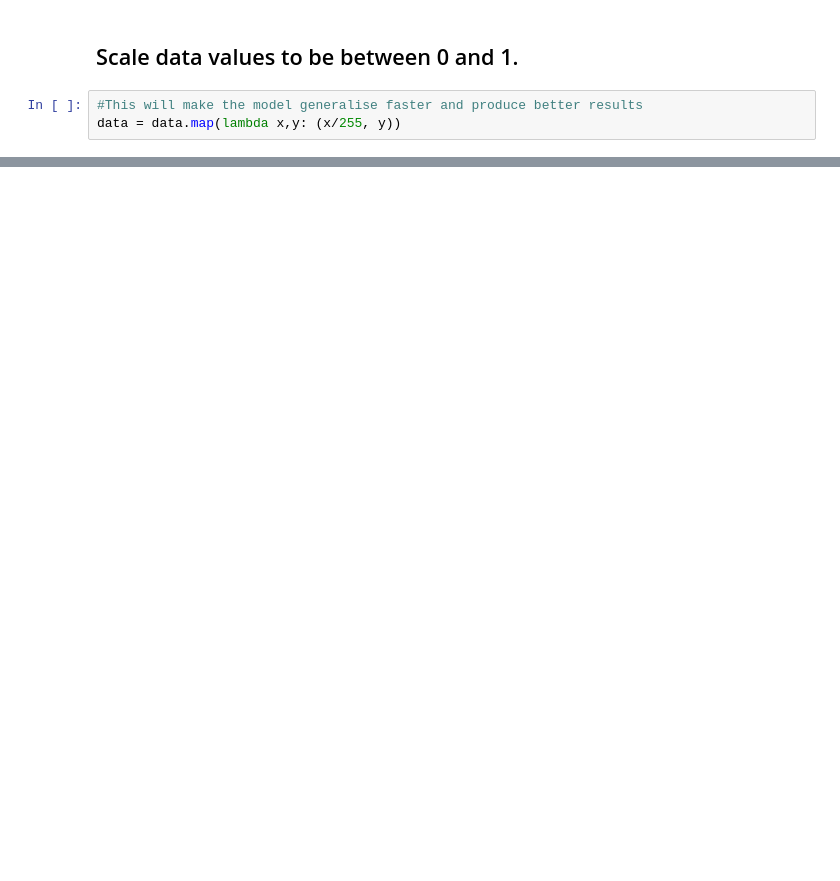
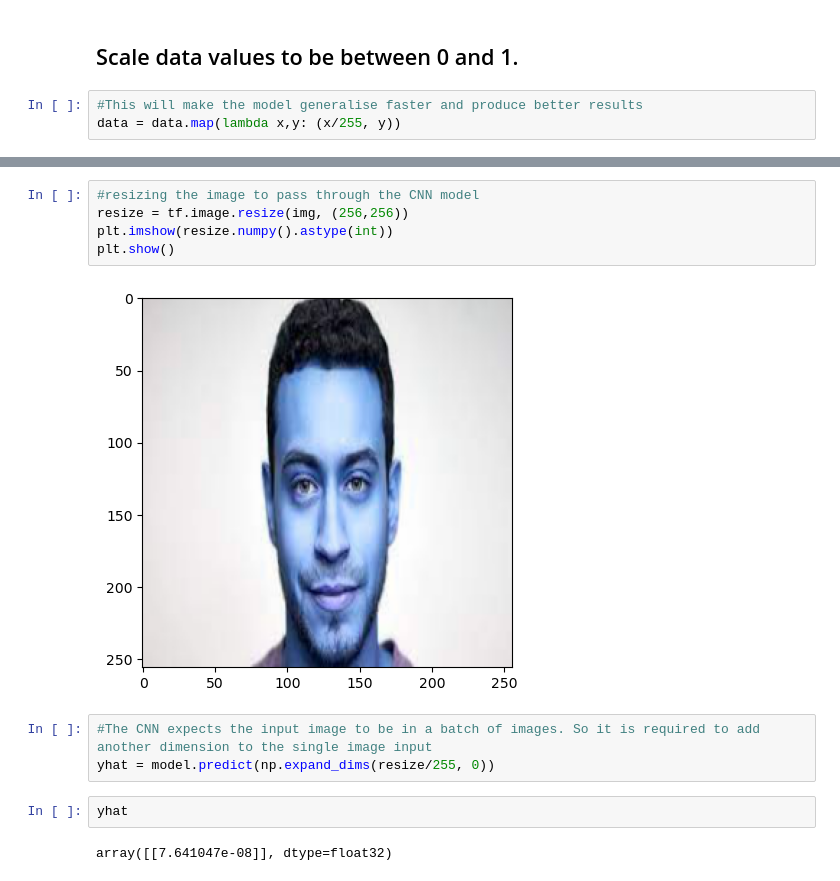
Before and after one commit to ElPatatone/Potato-image-classifier, a Jupyter notebook: main.ipynb, the cells around one changed output, grey strips where cells are left out. Drawn from its saved outputs; the diff is of its cells as text; blank space fills up the shorter version.

```diff
--- a/main.ipynb
+++ b/main.ipynb
@@ -101,0 +222,14 @@ data.as_numpy_iterator().next()[0].max()
+# %%
+#resizing the image to pass through the CNN model
+resize = tf.image.resize(img, (256,256))
+plt.imshow(resize.numpy().astype(int))
+plt.show()
+# %% [output]
+[figure, added]
+# %%
+#The CNN expects the input image to be in a batch of images. So it is required to add another dimension to the single image input
+yhat = model.predict(np.expand_dims(resize/255, 0))
+# %%
+yhat
+# %% [output]
+array([[7.641047e-08]], dtype=float32)
```
Also changed, not shown: parts of 42 cells of this notebook, 7 other files.
